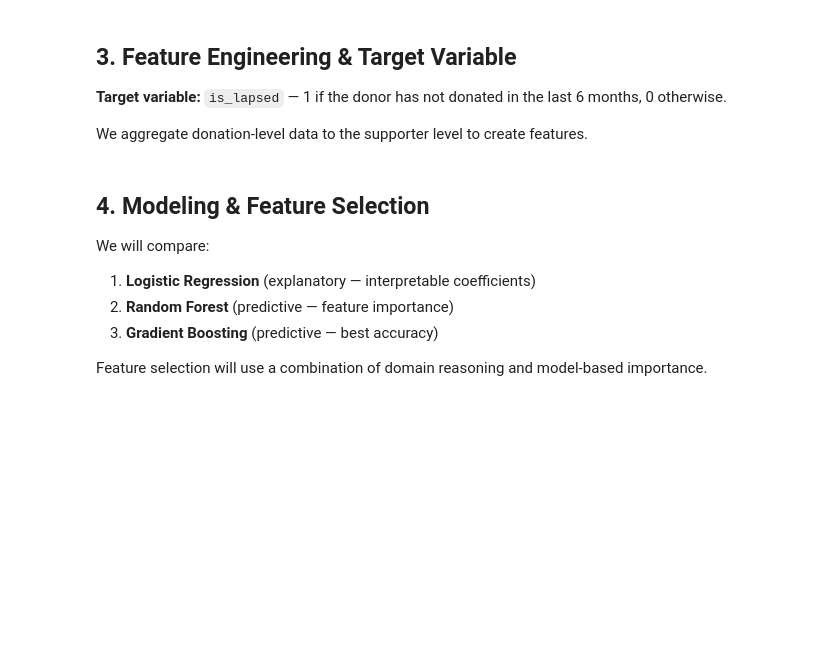
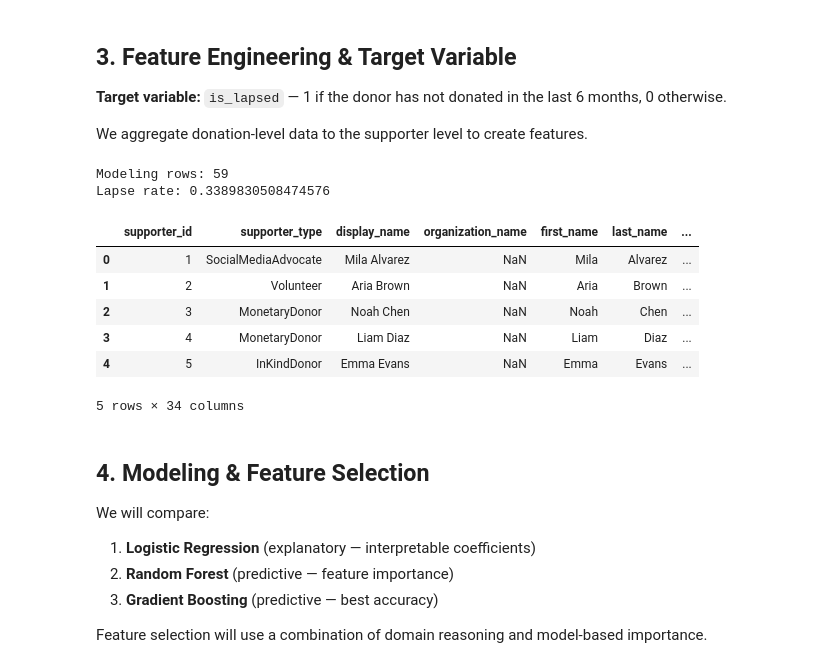
Before and after one commit to Carson51-IS/Intex-3-13, a Jupyter notebook: ml-pipelines/donor-churn-prediction.ipynb, the cells around one changed output. Cells and saved outputs as stored; diff of their text form; code cells hidden in the pictures; blank space fills up the shorter version.

```diff
--- a/ml-pipelines/donor-churn-prediction.ipynb
+++ b/ml-pipelines/donor-churn-prediction.ipynb
@@ -150,39 +184,49 @@ for col, prefix in [('donation_type', 'donation_type'), ('channel_source', 'chan
         )
         mix = (
             _d.assign(_cat=_d[col].astype('string').fillna('Unknown'))
-              .assign(_cat=np.where(lambda x: x['_cat'].isin(top), x['_cat'], 'Other'))
+              .assign(_cat=lambda x: np.where(x['_cat'].isin(top), x['_cat'], 'Other'))
               .pivot_table(index=donation_supporter_id_col, columns='_cat', values='_amount', aggfunc='sum', fill_value=0.0)
         )
         mix.columns = [f'{prefix}_amount_sum__{c}' for c in mix.columns]
         agg = agg.join(mix, how='left')
 
 # Social media aggregates (only if a clear supporter join key exists)
 sm_supporter_id_col = _first_existing_col(social_media, [
     'supporter_id', 'supporterId', 'supporterID', 'acquired_supporter_id', 'donor_id'
 ])
 if sm_supporter_id_col is not None:
     sm = social_media.copy()
     numeric_cols = sm.select_dtypes(include=[np.number]).columns.tolist()
     # Drop ids from aggregation
     numeric_cols = [c for c in numeric_cols if c != sm_supporter_id_col]
     if numeric_cols:
         sm_agg = sm.groupby(sm_supporter_id_col)[numeric_cols].agg(['mean', 'sum', 'max'])
         sm_agg.columns = [f'social_{c}__{stat}' for c, stat in sm_agg.columns]
         agg = agg.join(sm_agg, how='left')
 
 # Combine with supporter demographics
 base = supporters.copy()
 base = base.rename(columns={supporter_id_col: 'supporter_id'})
 features = agg.reset_index().rename(columns={donation_supporter_id_col: 'supporter_id'})
 df = base.merge(features, on='supporter_id', how='inner')
 
 # Minimal cleanup: drop leakage-like raw dates from features (keep derived recency/tenure)
 drop_cols = [c for c in ['first_donation_date', 'last_donation_date'] if c in df.columns]
 Xy = df.drop(columns=drop_cols)
 
 print('Modeling rows:', len(Xy))
 print('Lapse rate:', float(Xy['is_lapsed'].mean()) if 'is_lapsed' in Xy.columns else 'n/a')
 Xy.head()
+# %% [output]
+Modeling rows: 59
+Lapse rate: 0.3389830508474576
+|  | supporter_id | supporter_type | display_name | organization_name | first_name | last_name | ... |
+| 0 | 1 | SocialMediaAdvocate | Mila Alvarez | NaN | Mila | Alvarez | ... |
+| 1 | 2 | Volunteer | Aria Brown | NaN | Aria | Brown | ... |
+| 2 | 3 | MonetaryDonor | Noah Chen | NaN | Noah | Chen | ... |
+| 3 | 4 | MonetaryDonor | Liam Diaz | NaN | Liam | Diaz | ... |
+| 4 | 5 | InKindDonor | Emma Evans | NaN | Emma | Evans | ... |
+5 rows × 34 columns
 # %% [markdown]
 ## 4. Modeling & Feature Selection
 
```
Also changed, not shown: parts of 6 cells of this notebook, 1 other file.
